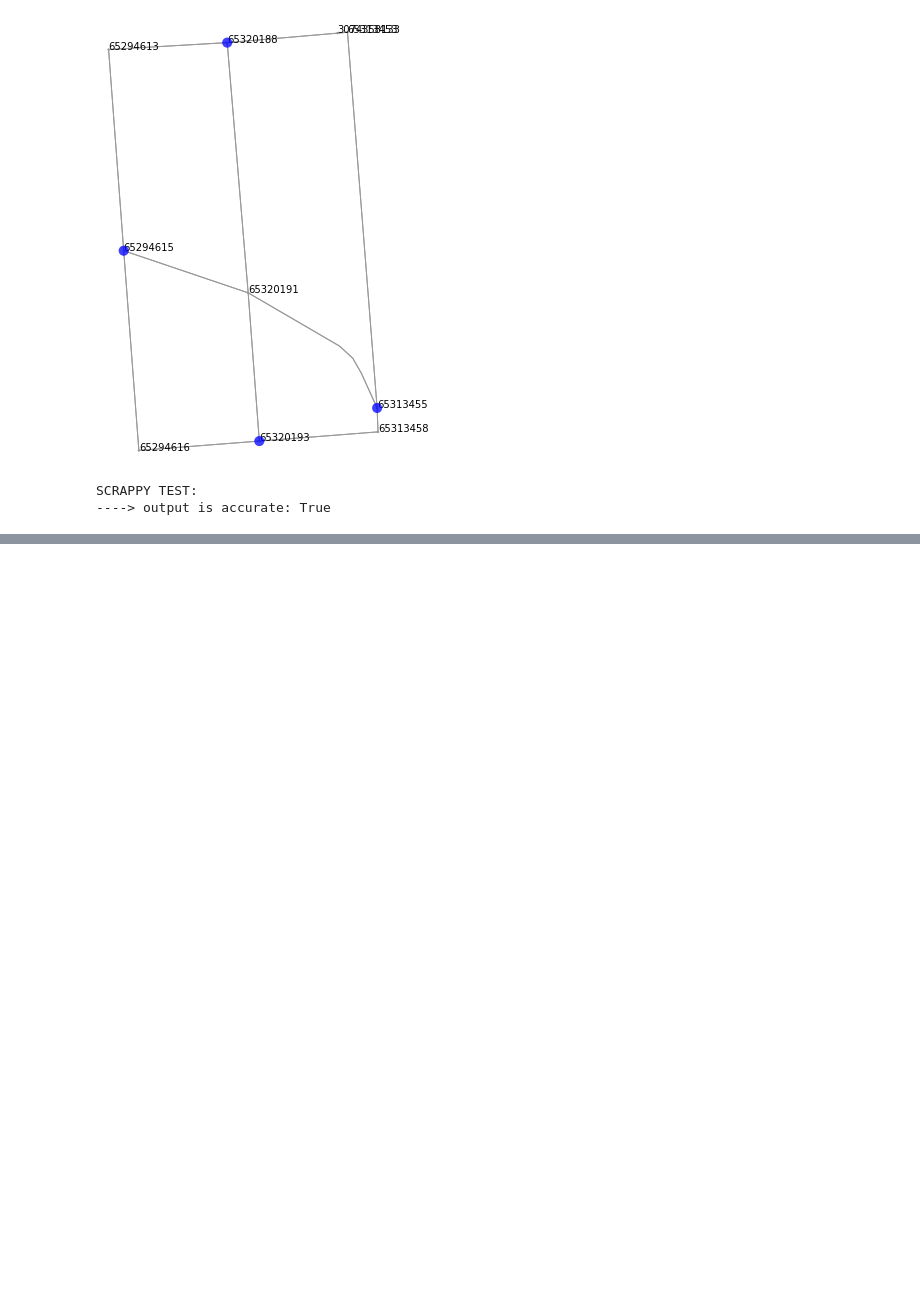
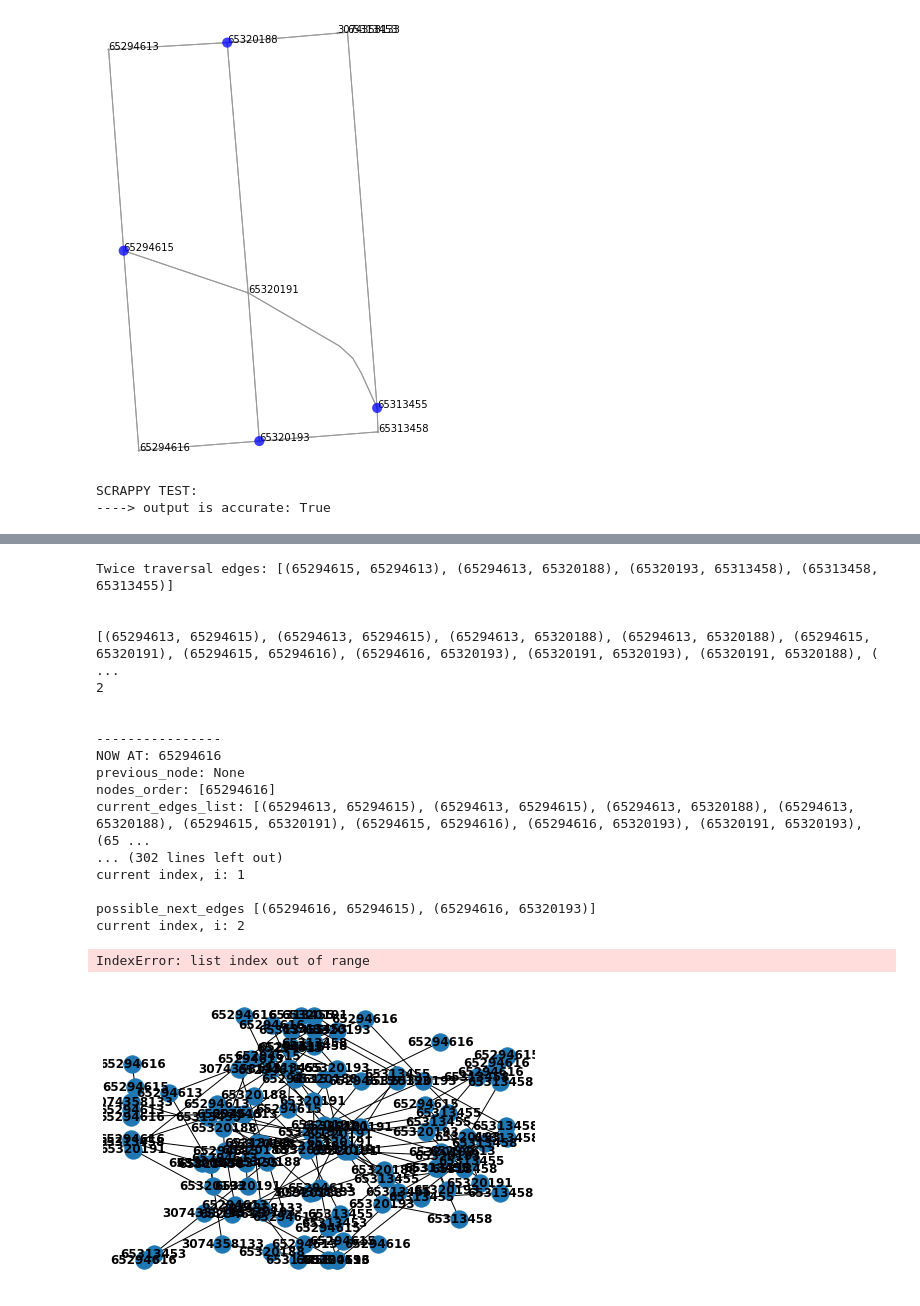
Before and after one commit to paigemoody/postman-paths, a Jupyter notebook: graph_constructor_notebook.ipynb, the cells around one changed output, grey strips where cells are left out. Saved outputs shown, nothing was run; the diff lists cells and outputs as text; code cells hidden in the pictures; blank space fills up the shorter version.

Commit message:
debugging random failures

```diff
--- a/graph_constructor_notebook.ipynb
+++ b/graph_constructor_notebook.ipynb
@@ -123,6 +123,8 @@ def make_nodes_dict(graph):
 
 print("\nNodes dict:\n")
 print(make_nodes_dict(G))
+
+nodes_dict = make_nodes_dict(G)
 # %% [output]
 Nodes dict:
 
@@ -762,0 +889,45 @@ new current node: 65320193
+# %%
+odd_nodes = get_odd_nodes(G)
+
+nodes_dict = make_nodes_dict(G)
+
+possible_pairings_list = get_list_of_all_pairs_lists(odd_nodes)
+
+length_pairings_lists_dict = get_dict_length_pairings_lists(possible_pairings_list)
+
+optimal_pairing_list_dict = get_optimal_pairing_list_dict(length_pairings_lists_dict)
+
+twice_traversal_list = get_all_double_back_edges(optimal_pairing_list_dict)
+
+edge_traversals_dict_eulerian = make_traversal_dict_with_added_edges(twice_traversal_list, G)
+
+# print("NODES DICT:", nodes_dict)
+# print()
+# print(edge_traversals_dict)
+
+#-----final_funciton----#
+start_node = 65294616 # chose this from looking at the pic, should be randomized later or have user input
+
+# start_node = choice(list(nodes_dict.keys()))
+
+get_route_order(start_node, edge_traversals_dict, nodes_dict)
+# %% [output]
+Twice traversal edges: [(65294615, 65294613), (65294613, 65320188), (65320193, 65313458), (65313458, 65313455)]
+
+
+[(65294613, 65294615), (65294613, 65294615), (65294613, 65320188), (65294613, 65320188), (65294615, 65320191), (65294615, 65294616), (65294616, 65320193), (65320191, 65320193), (65320191, 65320188), ( ...
+2
+
+
+----------------
+NOW AT: 65294616
+previous_node: None
+nodes_order: [65294616]
+current_edges_list: [(65294613, 65294615), (65294613, 65294615), (65294613, 65320188), (65294613, 65320188), (65294615, 65320191), (65294615, 65294616), (65294616, 65320193), (65320191, 65320193), (65 ...
+... (302 lines left out)
+current index, i: 1
+
+possible_next_edges [(65294616, 65294615), (65294616, 65320193)]
+current index, i: 2
+IndexError: list index out of range
+[figure, added]
```
Also changed, not shown: parts of 10 cells of this notebook, 1 other file.
